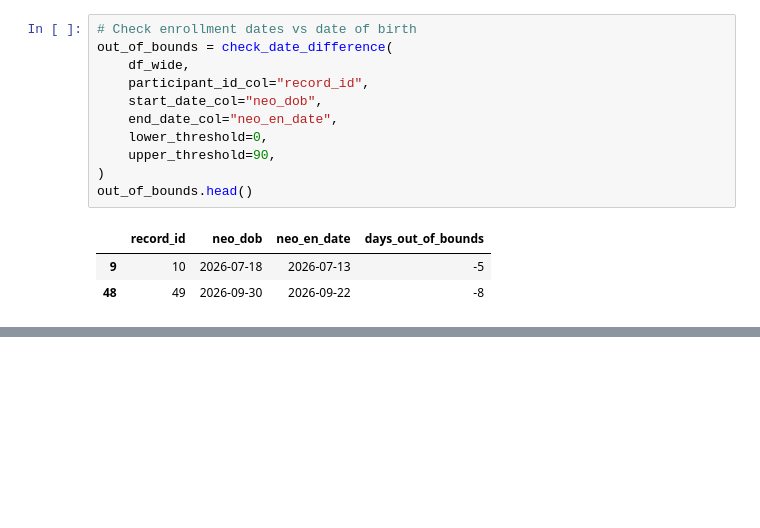
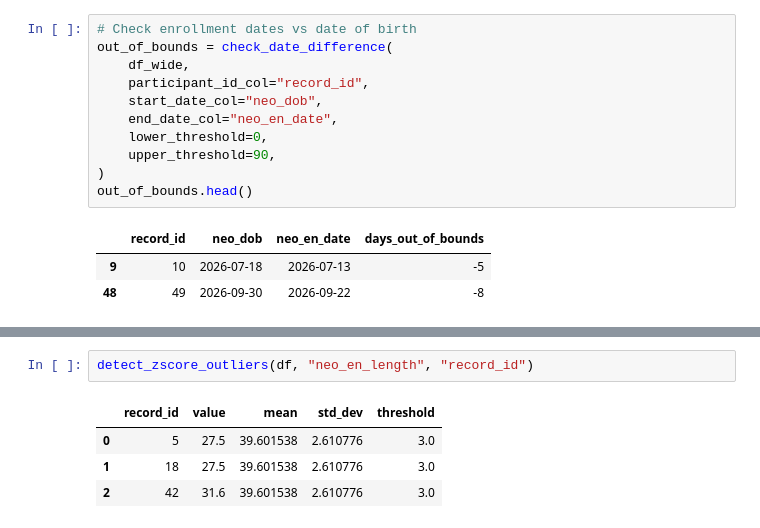
Before and after one commit to herbiekaps/NoteBooks, a Jupyter notebook: Caffein_Citrate_monitoring_report .ipynb, the cells around one changed output, grey strips where cells are left out. Drawn from its saved outputs; the diff is of its cells as text; blank space fills up the shorter version.

```diff
--- a/Caffein_Citrate_monitoring_report .ipynb
+++ b/Caffein_Citrate_monitoring_report .ipynb
@@ -443,0 +522,7 @@ out_of_bounds.head()
+# %%
+detect_zscore_outliers(df, "neo_en_length", "record_id")
+# %% [output]
+|  | record_id | value | mean | std_dev | threshold |
+| 0 | 5 | 27.5 | 39.601538 | 2.610776 | 3.0 |
+| 1 | 18 | 27.5 | 39.601538 | 2.610776 | 3.0 |
+| 2 | 42 | 31.6 | 39.601538 | 2.610776 | 3.0 |
```
Also changed, not shown: parts of 10 cells of this notebook.
